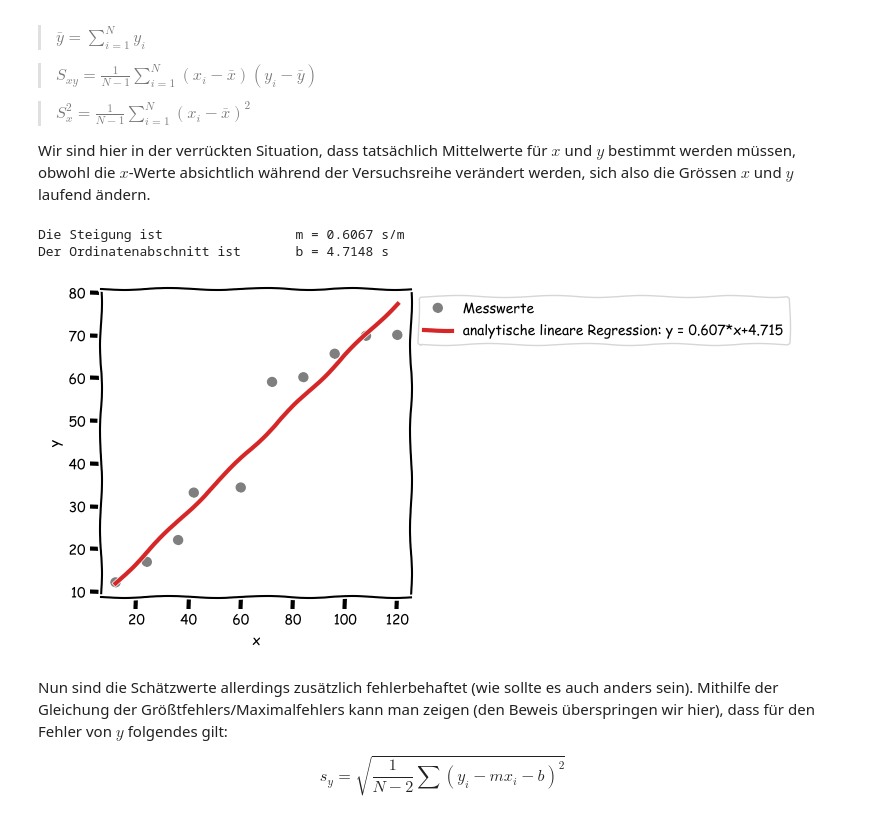
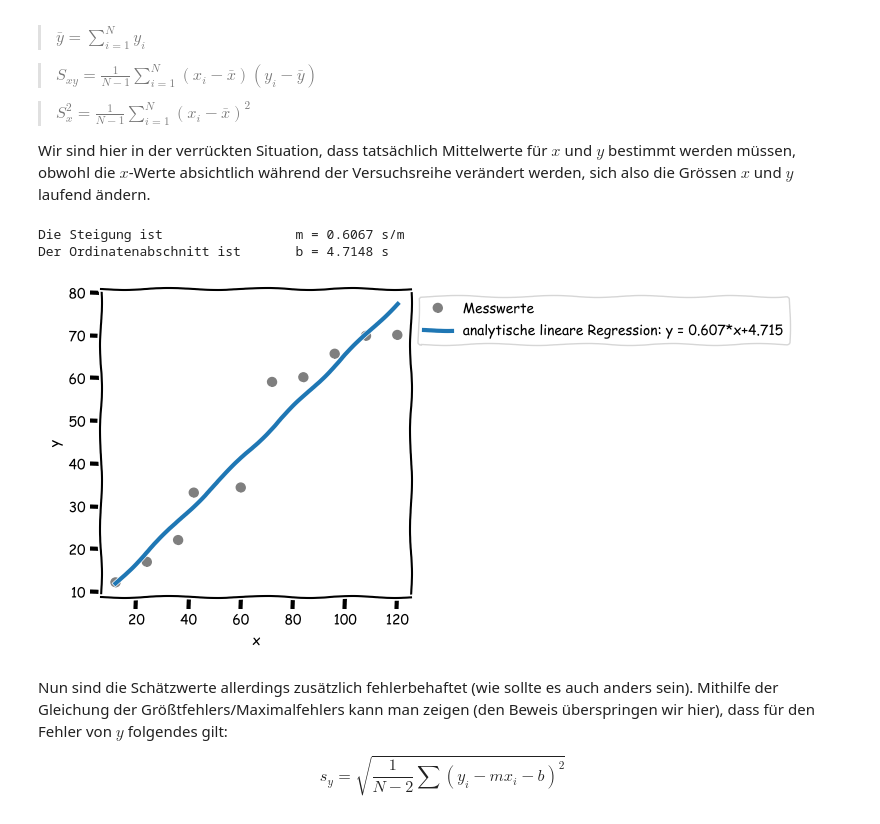
Before and after one commit to Kisleif/mtbook, a Jupyter notebook: _sources/content/1_Kurvenanpassung.ipynb, the cells around one changed output. Drawn from its saved outputs; the diff is of its cells as text; code cells hidden in the pictures.

```diff
--- a/_sources/content/1_Kurvenanpassung.ipynb
+++ b/_sources/content/1_Kurvenanpassung.ipynb
@@ -184,25 +184,25 @@ Wir sind hier in der verrückten Situation, dass tatsächlich  Mittelwerte für
 # %%
 # MatplotLib Settings:
 plt.style.use('default') # Matplotlib Style wählen
 plt.figure(figsize=(4,4)) # Plot-Größe
 plt.xkcd()
 plt.rcParams['font.size'] = 10; # Schriftgröße
 
 m = (np.mean(x*y) - np.mean(x)*np.mean(y))/(np.mean(x**2) - np.mean(x)**2)
 b = np.mean(y) - m * np.mean(x)
 print('Die Steigung ist \t\t m = %5.4f s/m' %(m))
 print('Der Ordinatenabschnitt ist \t b = %5.4f s' %(b))
 
 plt.plot(x,y, 'o', label = 'Messwerte', ms=6, color="tab:gray")
-plt.plot(x,m*x+b,lw=3, color="tab:red", label = 'analytische lineare Regression: y = %5.3f*x+%5.3f' %(m,b))  # plot Ausgleichsgerade mit m und b
+plt.plot(x,m*x+b,lw=3, color="tab:blue", label = 'analytische lineare Regression: y = %5.3f*x+%5.3f' %(m,b))  # plot Ausgleichsgerade mit m und b
 plt.xlabel('x')
 plt.ylabel('y')
 plt.legend(bbox_to_anchor=(1,1), loc="upper left")
 plt.show()
 # %% [output]
 Die Steigung ist                 m = 0.6067 s/m
 Der Ordinatenabschnitt ist       b = 4.7148 s
-[figure, old version]
+[figure, new version]
 # %% [markdown]
 Nun sind die Schätzwerte allerdings zusätzlich fehlerbehaftet (wie sollte es auch anders sein). Mithilfe der Gleichung der Größtfehlers/Maximalfehlers kann man zeigen (den Beweis überspringen wir hier), dass für den Fehler von $y$ folgendes gilt:
 
```
Also changed, not shown: 35 other files.
